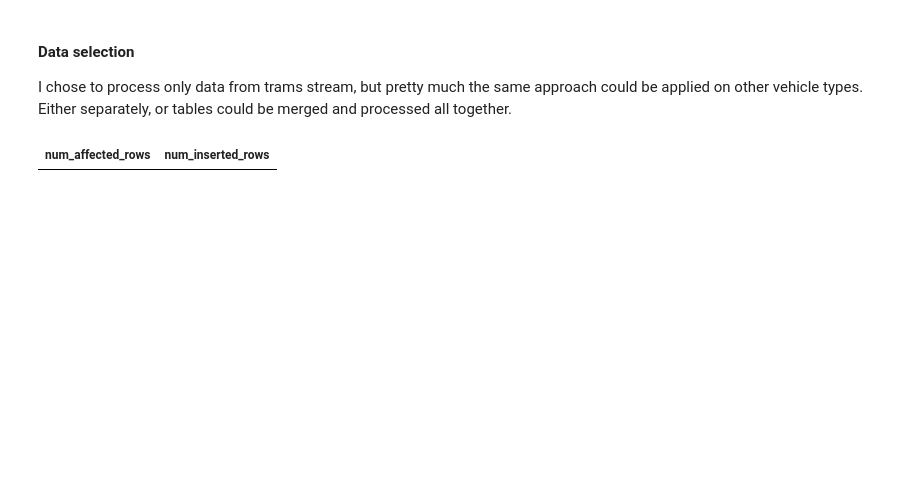
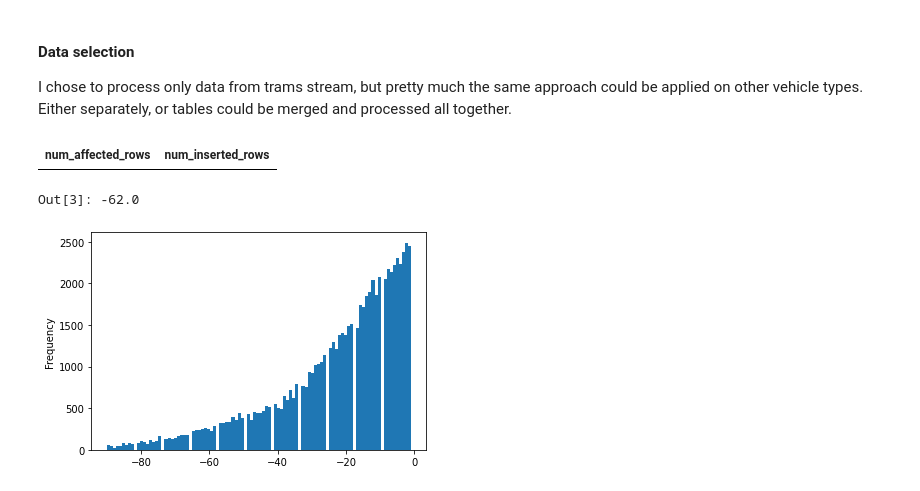
Before and after one commit to OndrejKomin/BDT_pid, a Jupyter notebook: data_analysis.ipynb, the cells around one changed output. Drawn from its saved outputs; the diff is of its cells as text; code cells hidden in the pictures; blank space fills up the shorter version.

```diff
--- a/data_analysis.ipynb
+++ b/data_analysis.ipynb
@@ -55,6 +70,23 @@ FROM trams);
 -- I do this so I can compute delay decrement between two consecutive locations for each trip.
 # %% [output]
 | num_affected_rows | num_inserted_rows |
+# %%
+df_delays = spark.sql("SELECT * FROM trams_delays").toPandas()
+
+# select threshold for what "fastest delay minimization" means
+# plot negative delays without lowest values, which could be outliers and decide on threshold
+
+df_negative_delays = df_delays[(df_delays['delay'] < 0)]['delay']
+# select top 99% to filter out outliers, so the distribution can be clearly plotted
+df_cleaned_delays = df_negative_delays[df_negative_delays > df_negative_delays.quantile(q=0.01)]
+df_cleaned_delays.plot.hist(bins=100)
+
+# fastest in my context means 5% of fastest delay reductions
+biggest_delays_threshold = df_cleaned_delays.quantile(q=0.05)
+biggest_delays_threshold
+# %% [output]
+Out[3]: -62.0
+[figure, added]
 # %%
 %sql
 SELECT
```
Also changed, not shown: parts of 7 cells of this notebook.
